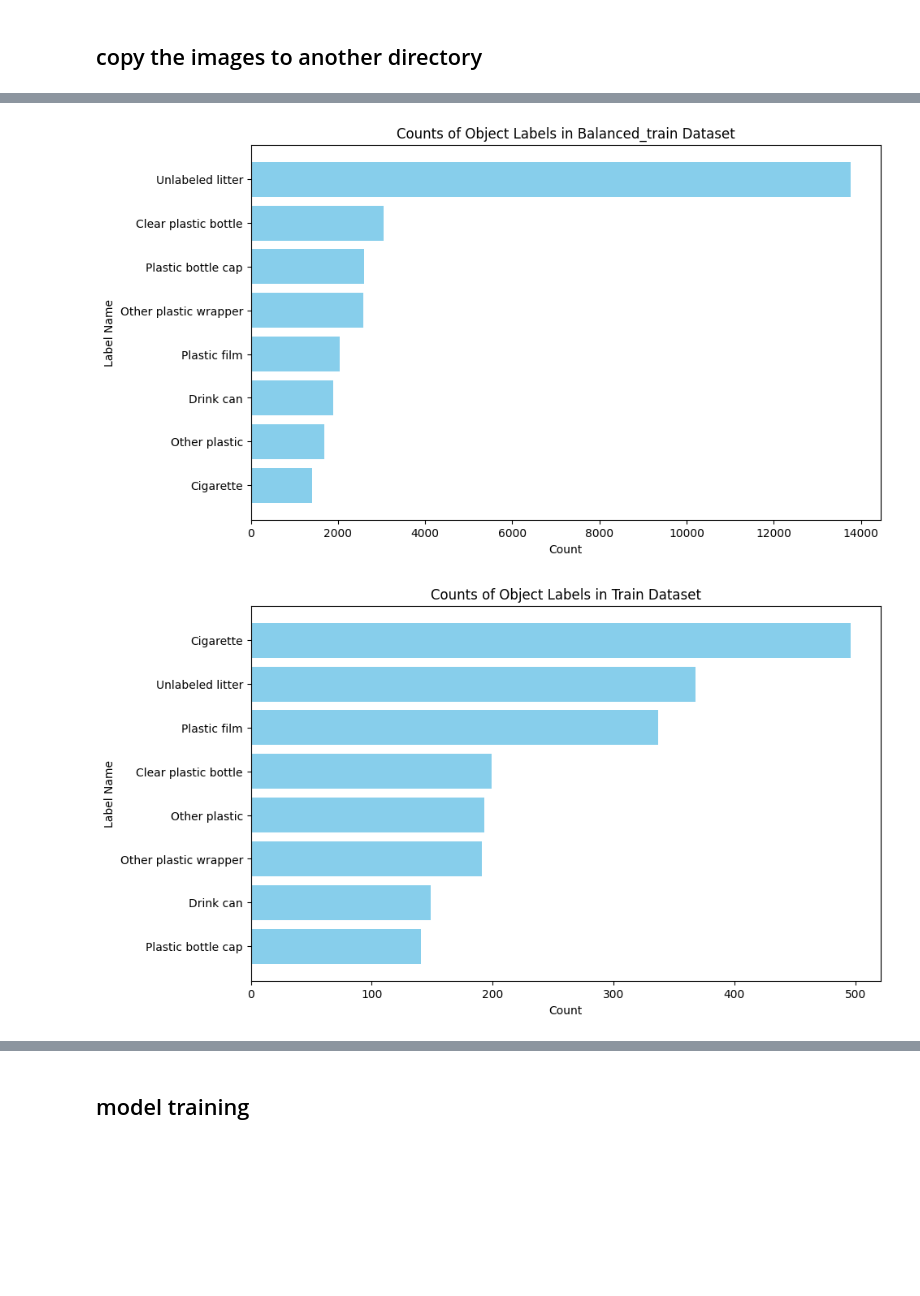
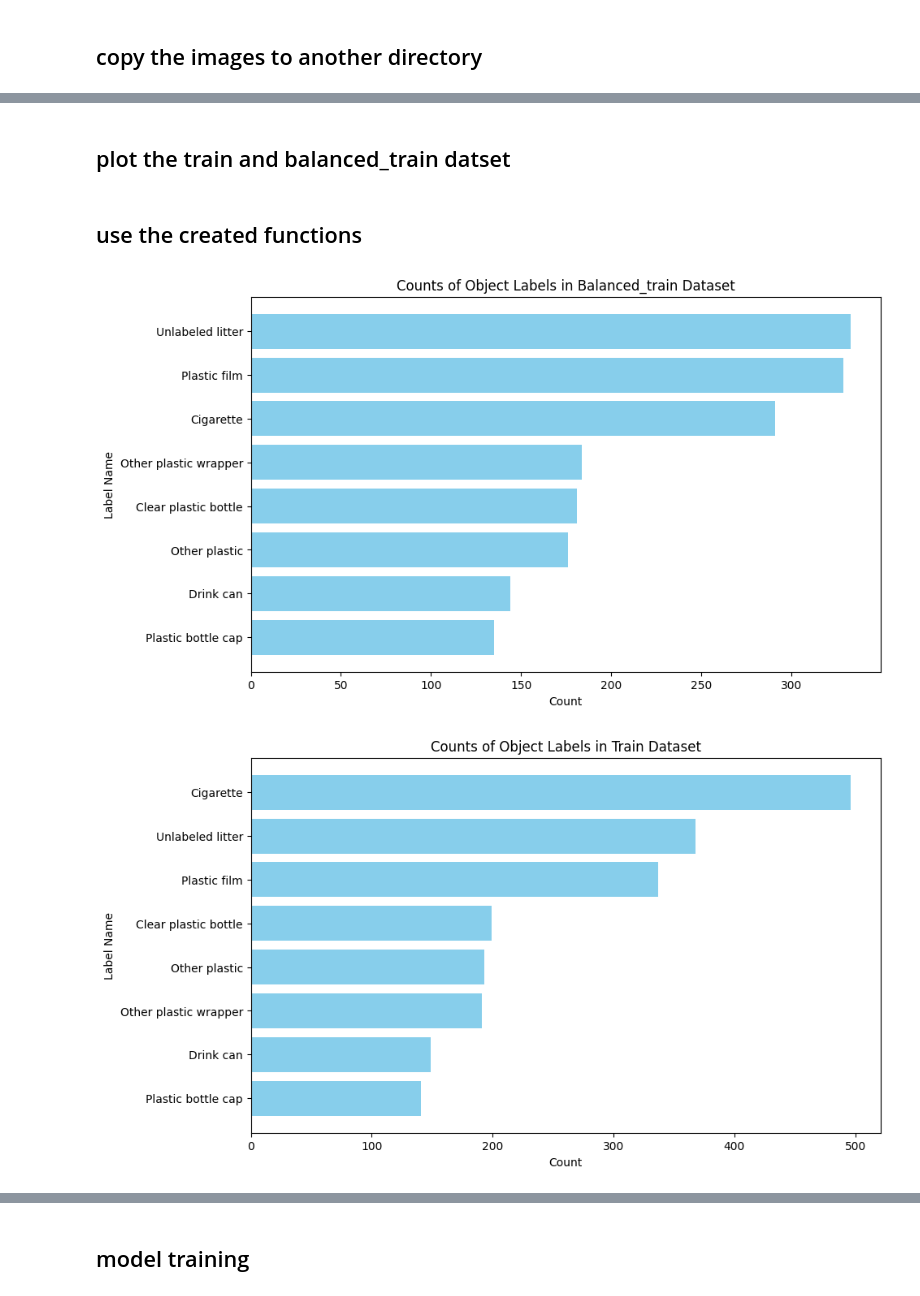
Before and after one commit to mqarmout/TACO_object__detection, a Jupyter notebook: data_load_and_model_build.ipynb, the cells around one changed output, grey strips where cells are left out. Drawn from its saved outputs; the diff is of its cells as text; code cells hidden in the pictures; blank space fills up the shorter version.

Commit message:
the code will undersample the largest category then attempt to oversample the lower categories

```diff
--- a/data_load_and_model_build.ipynb
+++ b/data_load_and_model_build.ipynb
@@ -451,3 +467,5 @@ oversample_train_data(train_data_dir, largest_value)
+# %% [markdown]
+## plot the train and balanced_train datset
 # %%
 from collections import Counter
 import matplotlib.pyplot as plt
@@ -487,7 +505,38 @@ def plot_label_counts(label_names, folders):
         plt.ylabel("Label Name")
         plt.title(f"Counts of Object Labels in {split.capitalize()} Dataset")
         plt.show()
+# %% [markdown]
+## use the created functions
+# %%
+# copy files into a new directory
+source_dir = 'yolo_top_categories/train'
+dest_dir = 'yolo_top_categories/balanced_train'
+
+copy_balanced_data(source_dir, dest_dir)
+
+# undersample
+train_data_dir = 'yolo_top_categories/balanced_train'
+undersample_largest_class(train_data_dir, tolerance=0.2)
+
+# Define a mapping from label IDs to names
+label_names = {
+    0: "Plastic film",
+    1: "Unlabeled litter",
+    2: "Cigarette",
+    3: "Clear plastic bottle",
+    4: "Plastic bottle cap",
+    5: "Other plastic wrapper",
+    6: "Drink can",
+    7: "Other plastic",
+}
+# Plot label counts for the current split
+plot_label_counts(label_names, ['balanced_train', 'train'])
+# %% [output]
+[figure, added]
+[figure, added]
 # %%
+oversample_weakest_categories(train_data_dir='yolo_top_categories/balanced_train', tolerance=0.1)
+
 # Define a mapping from label IDs to names
 label_names = {
     0: "Plastic film",
@@ -501,6 +550,3 @@ label_names = {
 }
 # Plot label counts for the current split
 plot_label_counts(label_names, ['balanced_train', 'train'])
-# %% [output]
-[figure, removed]
-[figure, removed]
```
Also changed, not shown: parts of 14 cells of this notebook.
